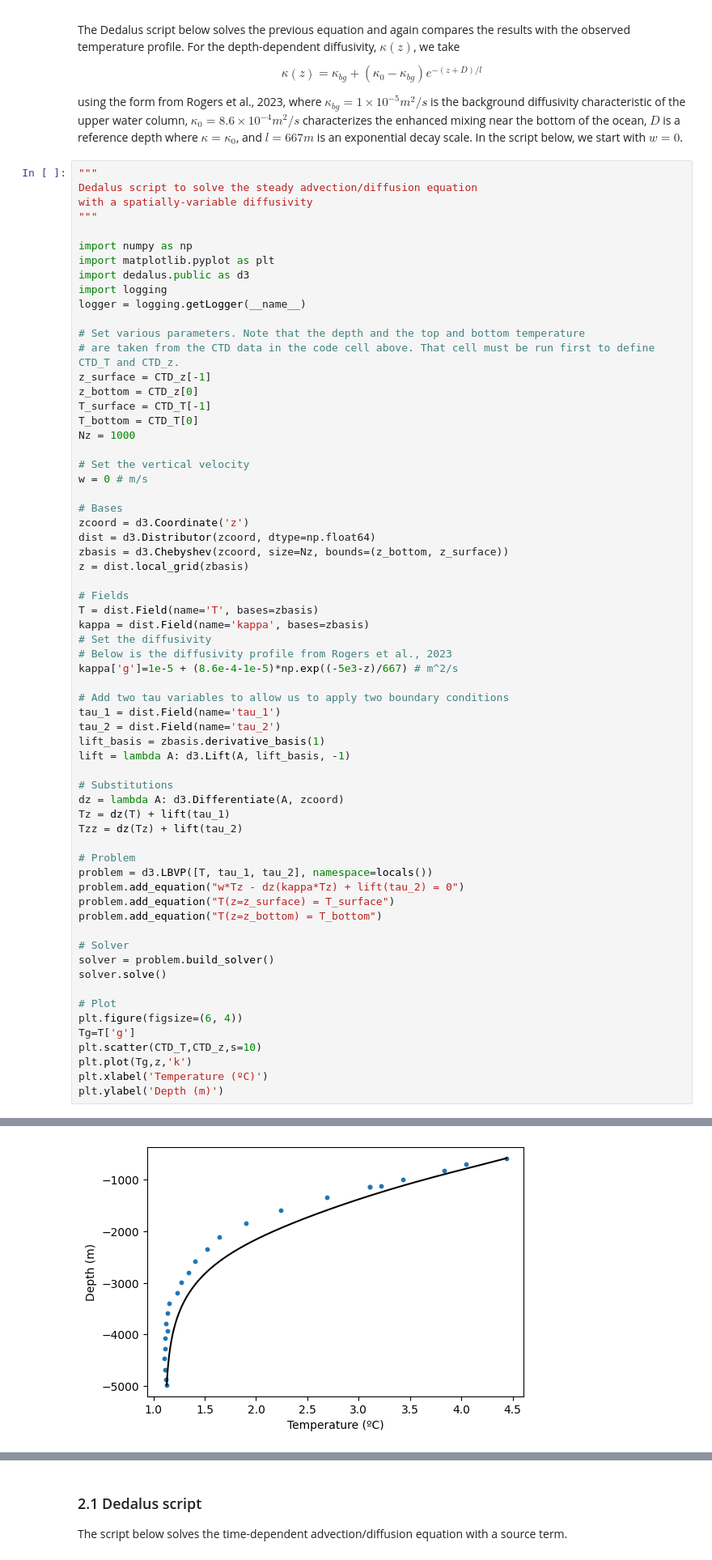
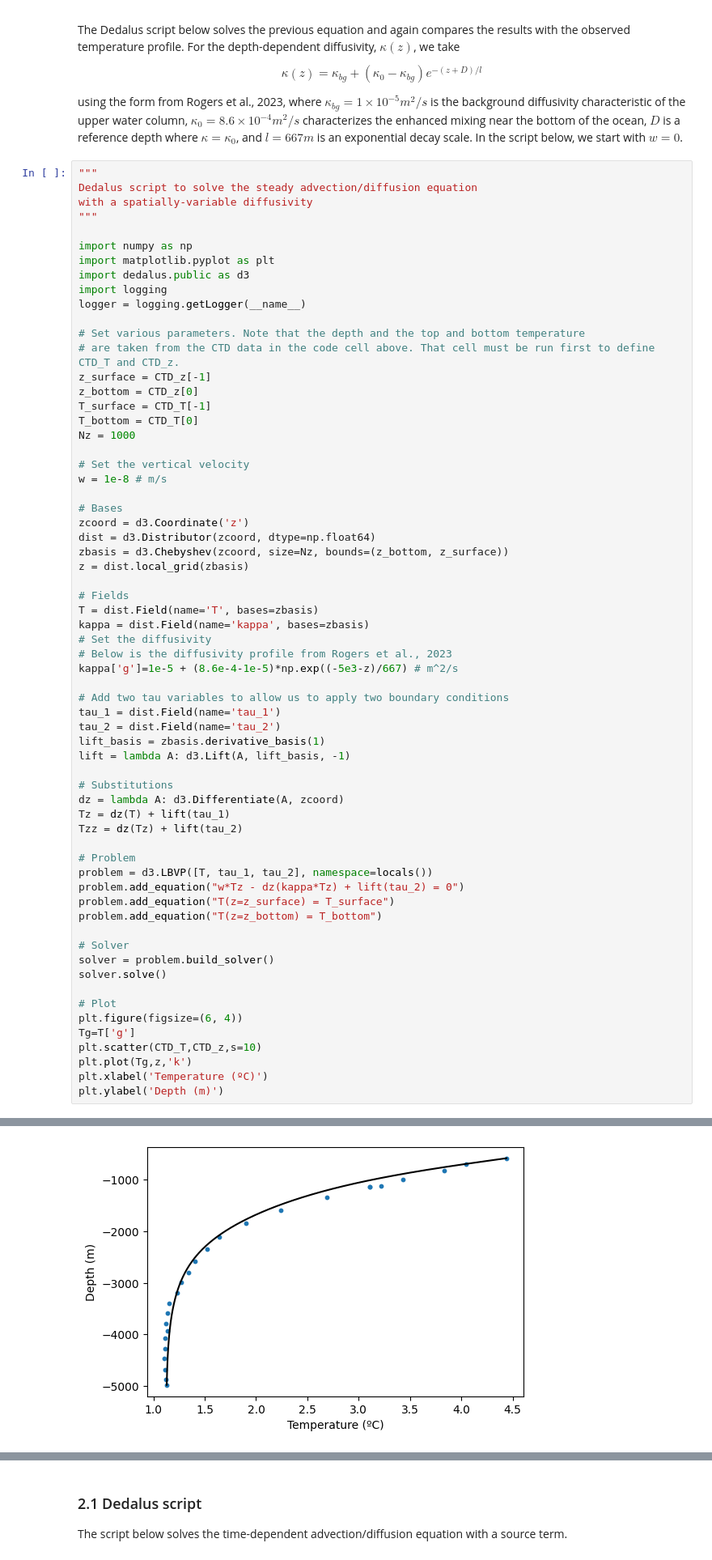
Before and after one commit to jamesalexanderredman/QCES, a Jupyter notebook: Project2_transport.ipynb, the cells around one changed output, grey strips where cells are left out. Shown at 81% size. Drawn from its saved outputs; the diff is of its cells as text.

```diff
--- a/Project2_transport.ipynb
+++ b/Project2_transport.ipynb
@@ -222,7 +222,7 @@ T_bottom = CTD_T[0]
 Nz = 1000
 
 # Set the vertical velocity
-w = 0 # m/s
+w = 1e-8 # m/s
 
 # Bases
 zcoord = d3.Coordinate('z')
@@ -271,5 +271,5 @@ INFO:subsystems:Building subproblem matrices 1/1 (~100%) Elapsed: 0s, Remaining:
 Text(0, 0.5, 'Depth (m)')
-[figure, old version]
+[figure, new version]
 # %% [markdown]
 ### 1.6 Student investigation
 <a id='section1pt6'></a>
```
Also changed, not shown: parts of 9 cells of this notebook.
